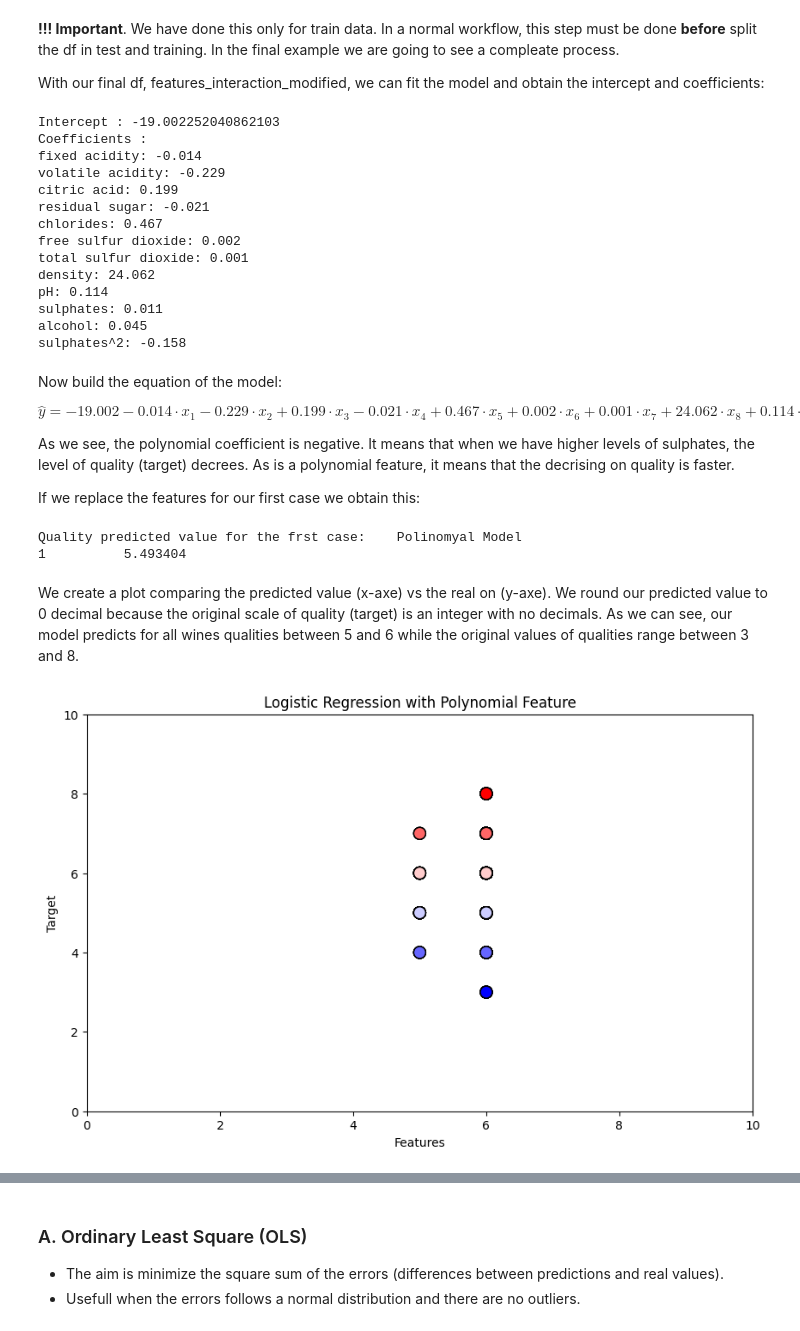
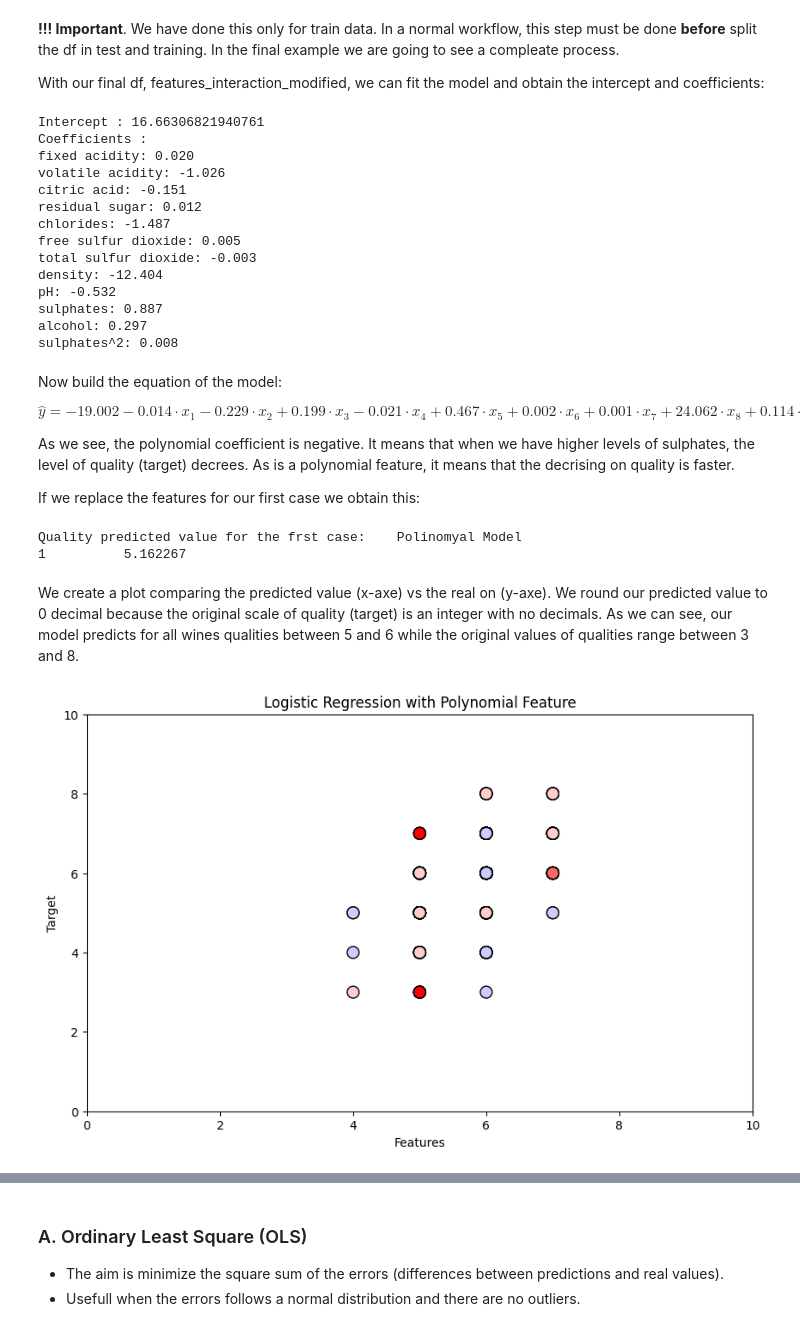
Before and after one commit to Laura-Alonso/machine-learning, a Jupyter notebook: supervised-learning/linear-regression/linear-regression.ipynb, the cells around one changed output, grey strips where cells are left out. Drawn from its saved outputs; the diff is of its cells as text; code cells hidden in the pictures.

Commit message:
Kaggle Notebook | linear_regression | Version 21

```diff
--- a/supervised-learning/linear-regression/linear-regression.ipynb
+++ b/supervised-learning/linear-regression/linear-regression.ipynb
@@ -497,7 +498,7 @@ polynomial = PolynomialFeatures(
 # %% [markdown]
 Fit the model:
 # %%
-features_polynomial = polynomial.fit_transform(df_train_features[['sulphates']])
+features_polynomial = polynomial.fit_transform(df_train_features[['sulphates']].sort_index())
 
 # This is not necessary but is good to see the results. Transform the array into a dataframe:
 features_polynomial = pd.DataFrame(features_polynomial,
@@ -527,7 +528,7 @@ print(features_polynomial.sort_index().head(20))
 We need only the $ sulphates^2 $ column. First, we isolete that column and then we add it to the original feature df (we create a new dataframe for this new data)
 # %%
 # Isolate the polynomial feature
-polynomial_column = features_polynomial[['sulphates^2']]
+polynomial_column = features_polynomial[['sulphates^2']].sort_index()
 
 # Add to the other features (and create a new features df)
 df_train_features_polynomial = df_train_features.join(polynomial_column, how='outer')
@@ -562,7 +563,7 @@ With our final df, features_interaction_modified, we can fit the model and obtai
 regression4 = LinearRegression()
 
 # Fit the model
-model4 = regression4.fit(df_train_features_polynomial, df_train_target) # Features first then target
+model4 = regression4.fit(df_train_features_polynomial.sort_index(), df_train_target.sort_index()) # Features first then target
 
 # Show the equation values:
 print("Intercept :", model4.intercept_ )
@@ -574,20 +575,20 @@ print("Coefficients :")
 for feature, coef in coefficient_dict.items():
     print(f"{feature}: {coef:.3f}")
 # %% [output]
-Intercept : -19.002252040862103
+Intercept : 16.66306821940761
 Coefficients :
-fixed acidity: -0.014
-volatile acidity: -0.229
-citric acid: 0.199
-residual sugar: -0.021
-chlorides: 0.467
-free sulfur dioxide: 0.002
-total sulfur dioxide: 0.001
-density: 24.062
-pH: 0.114
-sulphates: 0.011
-alcohol: 0.045
-sulphates^2: -0.158
+fixed acidity: 0.020
+volatile acidity: -1.026
+citric acid: -0.151
+residual sugar: 0.012
+chlorides: -1.487
+free sulfur dioxide: 0.005
+total sulfur dioxide: -0.003
+density: -12.404
+pH: -0.532
+sulphates: 0.887
+alcohol: 0.297
+sulphates^2: 0.008
 # %% [markdown]
 Now build the equation of the model:
 
@@ -599,27 +600,27 @@ As we see, the polynomial coefficient is negative. It means that when we have hi
 
 If we replace the features for our first case we obtain this:
 # %%
-model4_y = pd.DataFrame(model4.predict(df_train_features_polynomial),
+model4_y = pd.DataFrame(model4.predict(df_train_features_polynomial.sort_index()),
                       index=df_train_features_polynomial.index,
                       columns=['Polinomyal Model'])
 
 print("Quality predicted value for the frst case:", model4_y.sort_index().head(1))
 # %% [output]
 Quality predicted value for the frst case:    Polinomyal Model
-1          5.493404
+1          5.162267
 # %% [markdown]
 We create a plot comparing the predicted value (x-axe) vs the real on (y-axe). We round our predicted value to 0 decimal because the original scale of quality (target) is an integer with no decimals. As we can see, our model predicts for all wines qualities between 5 and 6 while the original values of qualities range between 3 and 8.
 # %%
 plt.figure(figsize=(10, 6))
-plt.scatter(np.round(model4.predict(df_train_features_polynomial)), df_train_target, c=df_train_target, cmap='bwr', edgecolors='k', s=100)
+plt.scatter(np.round(model4.predict(df_train_features_polynomial)), df_train_target.sort_index(), c=df_train_target, cmap='bwr', edgecolors='k', s=100)
 plt.xlim(0, 10)
 plt.ylim(0, 10)
 plt.xlabel('Features')
 plt.ylabel('Target')
 plt.title('Logistic Regression with Polynomial Feature')
 plt.show()
 # %% [output]
-[figure, old version]
+[figure, new version]
 # %% [markdown]
 # 3. Optimization techniques
 
```
Also changed, not shown: parts of 38 cells of this notebook.
